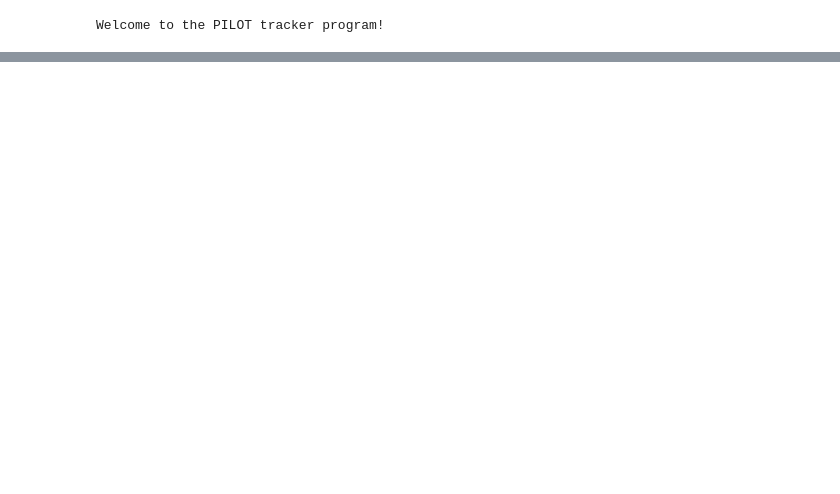
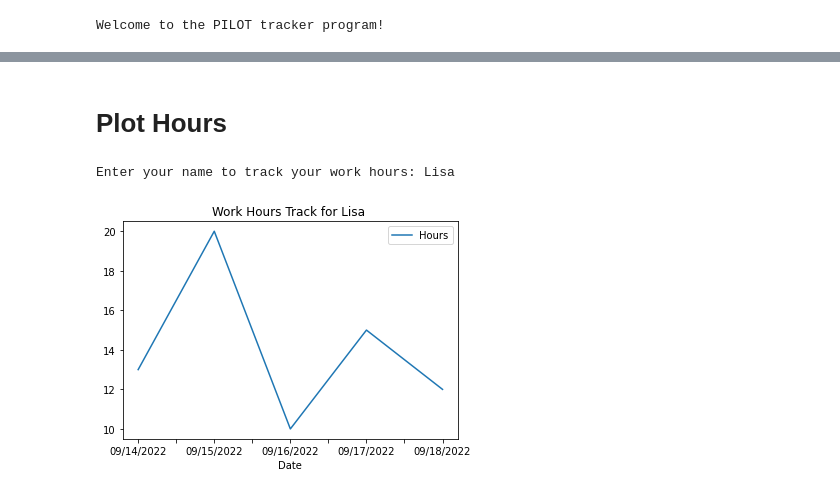
Before and after one commit to Cindy-Dong/hophacks22-blackpink, a Jupyter notebook: HopHacks2022.ipynb, the cells around one changed output, grey strips where cells are left out. Drawn from its saved outputs; the diff is of its cells as text; code cells hidden in the pictures; blank space fills up the shorter version.

```diff
--- a/HopHacks2022.ipynb
+++ b/HopHacks2022.ipynb
@@ -102,0 +185,12 @@ How many students attended today? 8
+# %%
+def filter_person(df, person_df, name):
+    person_df = pd.DataFrame()
+    person_df = df[df.Name == name]
+    person_df = person_df.sort_values(by=['Date'])
+    person_df = person_df.reset_index()
+    person_df = person_df.drop(['index'], axis=1)
+    return person_df
+# %%
+name = input("Enter your name to view your personal work progress track: ")
+person_df = filter_person(PILOT_df, person_df, name)
+person_df
@@ -102,0 +213,3 @@ How many students attended today? 8
+# %%
+name = input("Enter your name to get your attendence percentage track: ")
+plot_attendence(person_df, name)
@@ -102,0 +219,12 @@ How many students attended today? 8
+# %% [markdown]
+# Plot Hours
+# %%
+def plot_hours(person_df, name):
+    lines = person_df.plot.line(x='Date', y='Hours')
+    lines.set_title('Work Hours Track for ' + name + ' ')
+# %%
+name = input("Enter your name to track your work hours: ")
+plot_hours(person_df, name)
+# %% [output]
+Enter your name to track your work hours: Lisa
+[figure, added]
```
Also changed, not shown: parts of 22 cells of this notebook.
